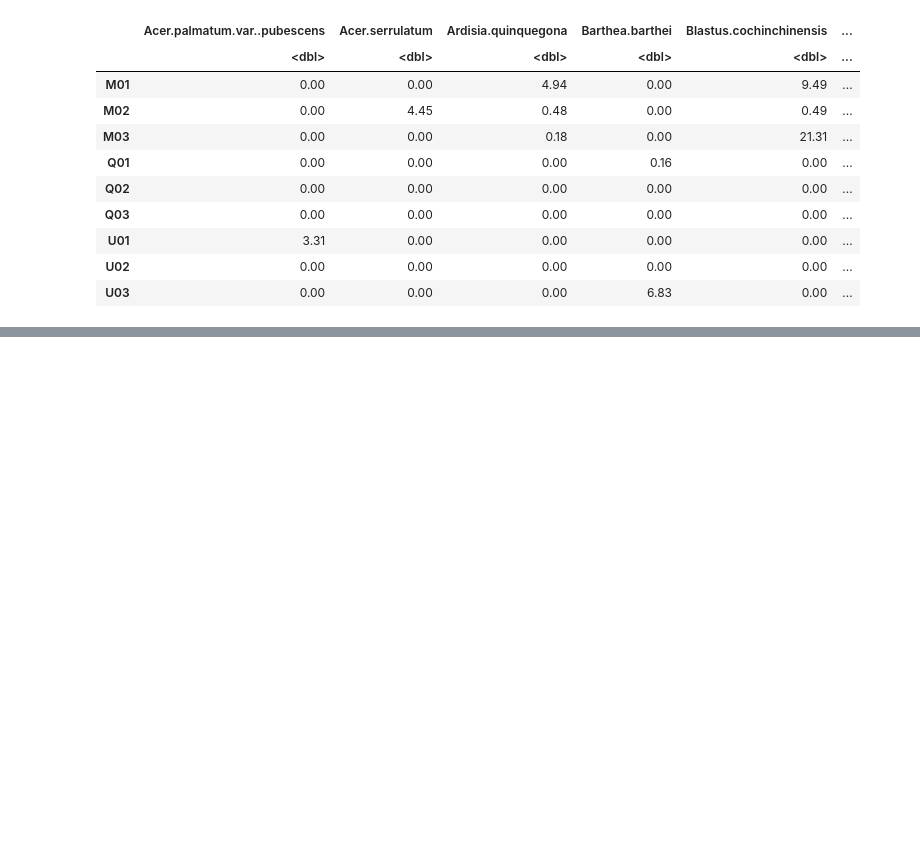
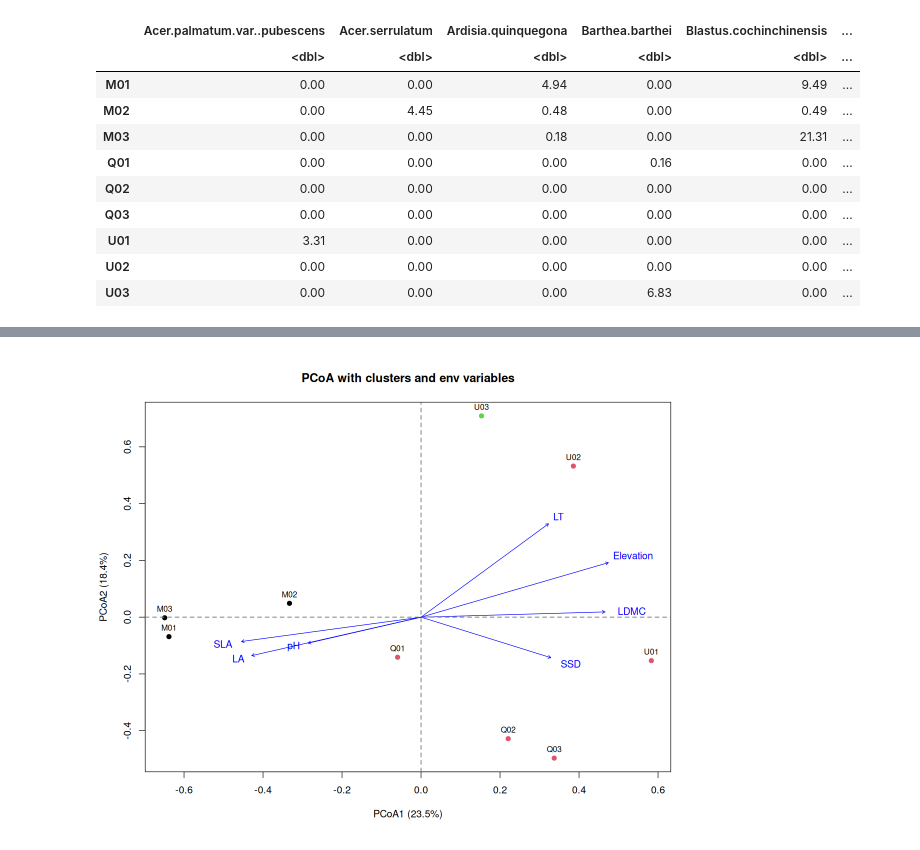
Before and after one commit to zfourati/Multivariate_statisitcs_project, a Jupyter notebook: taiwan_forest/zeineb.ipynb, the cells around one changed output, grey strips where cells are left out. Drawn from its saved outputs; the diff is of its cells as text; code cells hidden in the pictures; blank space fills up the shorter version.

```diff
--- a/taiwan_forest/zeineb.ipynb
+++ b/taiwan_forest/zeineb.ipynb
@@ -238,0 +204,23 @@ ERROR: Error in fix.by(by.y, y): 'by' must specify a uniquely valid column
+# %%
+# ADD CWM to env
+env_data <- env
+for (trait in colnames(CWM)) {
+  env_data[[trait]] <- CWM[[trait]]
+}
+
+# Envfit
+ef <- envfit(pcoa, env_data, permutations = 999)
+
+# Plot PCoA with arrows
+plot(pcoa_sites$PC1, pcoa_sites$PC2,
+     col = pcoa_sites$cluster, pch=19,
+     xlab = paste0("PCoA1 (", round(var_expl[1]*100,1), "%)"),
+     ylab = paste0("PCoA2 (", round(var_expl[2]*100,1), "%)"),
+     main = "PCoA with clusters and env variables")
+
+
+text(pcoa_sites$PC1, pcoa_sites$PC2, labels=pcoa_sites$site, pos=3, cex=0.8)
+plot(ef, add=TRUE, col="blue")
+abline(h=0, v=0, col="gray50", lty=2, lwd=1.5)  # lignes pointillées grises
+# %% [output]
+[figure, added]
```
Also changed, not shown: parts of 14 cells of this notebook.
